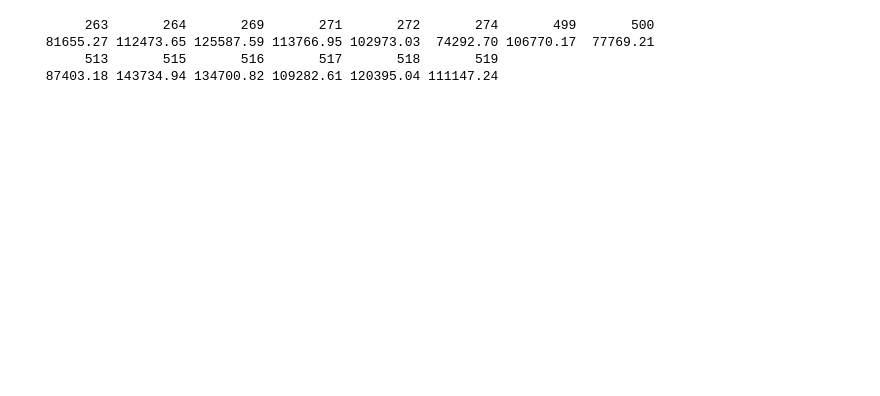
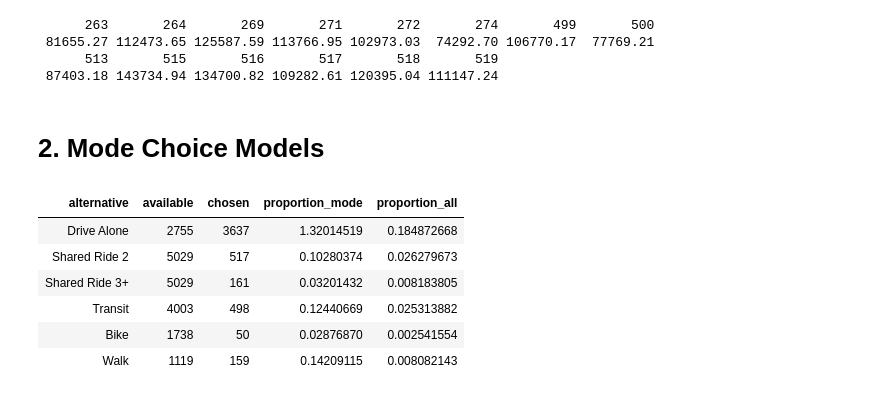
Before and after one commit to saashimi/USP_587, a Jupyter notebook: HW3.ipynb, the cells around one changed output. Saved outputs shown, nothing was run; the diff lists cells and outputs as text; code cells hidden in the pictures; blank space fills up the shorter version.

```diff
--- a/HW3.ipynb
+++ b/HW3.ipynb
@@ -162,3 +153,20 @@ df.factors.sum
  81655.27 112473.65 125587.59 113766.95 102973.03  74292.70 106770.17  77769.21
       513       515       516       517       518       519
  87403.18 143734.94 134700.82 109282.61 120395.04 111147.24
+# %% [markdown]
+# 2. Mode Choice Models
+# %%
+df.mc <- read.csv(paste(wd, "hw3_mode_choice.csv", sep=""))
+df.mc.model1 <- df.mc %>%
+    mutate(proportion_mode = chosen/available) %>%
+    mutate(proportion_all = chosen/sum(available))
+
+df.mc.model1
+# %% [output]
+| alternative | available | chosen | proportion_mode | proportion_all |
+| Drive Alone | 2755 | 3637 | 1.32014519 | 0.184872668 |
+| Shared Ride 2 | 5029 | 517 | 0.10280374 | 0.026279673 |
+| Shared Ride 3+ | 5029 | 161 | 0.03201432 | 0.008183805 |
+| Transit | 4003 | 498 | 0.12440669 | 0.025313882 |
+| Bike | 1738 | 50 | 0.02876870 | 0.002541554 |
+| Walk | 1119 | 159 | 0.14209115 | 0.008082143 |
```
Also changed, not shown: parts of 4 cells of this notebook, 3 other files.
